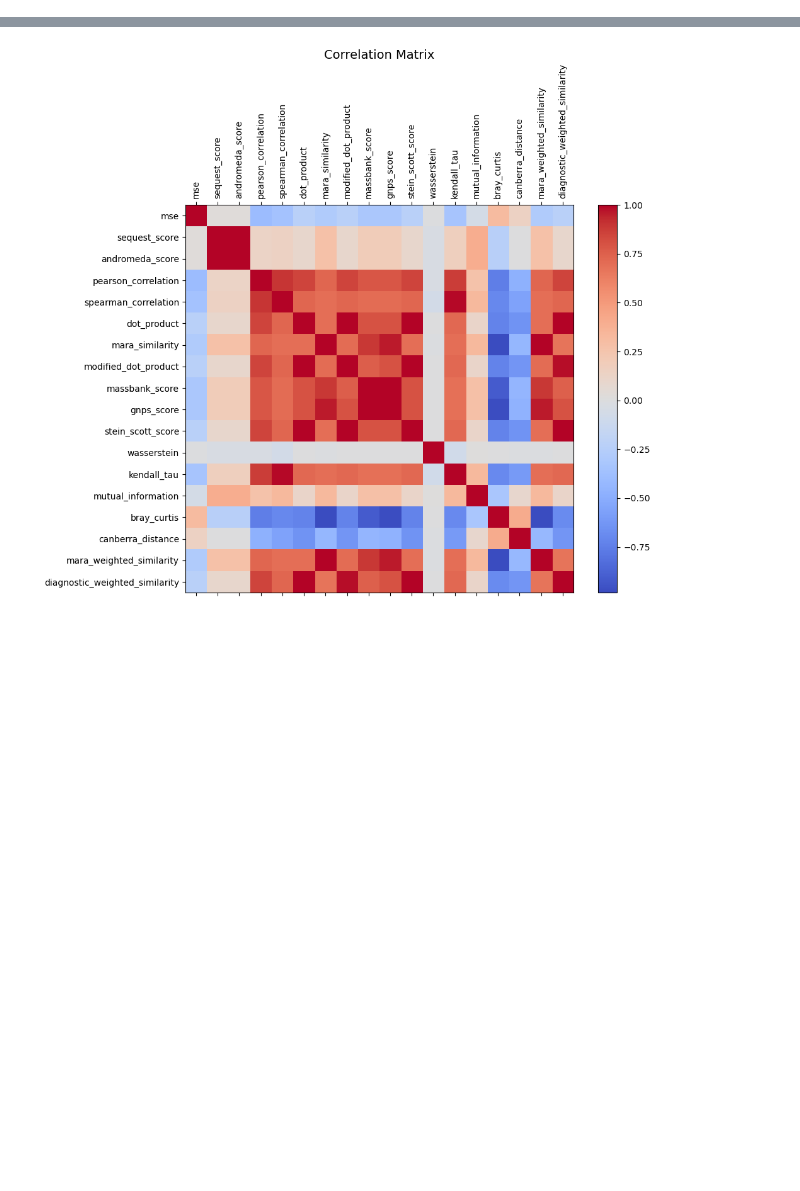
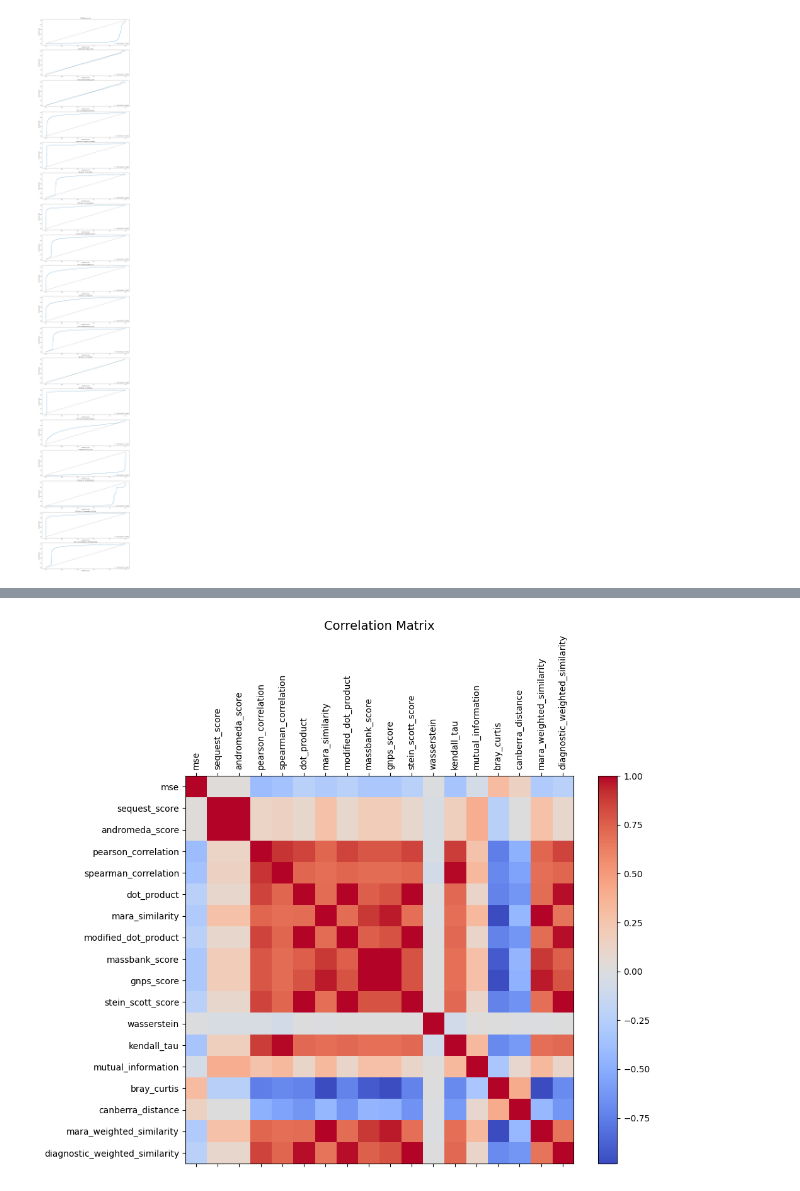
Before and after one commit to jlapin1/spectral_similarity, a Jupyter notebook: notebooks/theoretical_dist.ipynb, the cells around one changed output, grey strips where cells are left out. Drawn from its saved outputs; the diff is of its cells as text; code cells hidden in the pictures; blank space fills up the shorter version.

Commit message:
Add ROC-AUC curves

```diff
--- a/notebooks/theoretical_dist.ipynb
+++ b/notebooks/theoretical_dist.ipynb
@@ -145,0 +146,48 @@ plt.show()
+# %%
+import numpy as np
+import matplotlib.pyplot as plt
+from sklearn.metrics import roc_curve, auc
+
+# Set up the plotting area
+plt.figure(figsize=(15, 5 * len(score_columns)))
+
+for idx, col in enumerate(score_columns, 1):
+    # Extract the score vectors
+    original_scores = score_df[col]
+    randomized_scores = score_df_randomized[col]
+
+    # Create label array: 1 for original (positive), 0 for randomized (negative)
+    y_true = np.concatenate([
+        np.ones(len(original_scores)),
+        np.zeros(len(randomized_scores))
+    ])
+
+    # Combine scores and remove NaNs
+    y_scores = np.concatenate([original_scores, randomized_scores])
+    valid_mask = ~np.isnan(y_scores)
+
+    # Apply mask to both scores and labels
+    y_scores = y_scores[valid_mask]
+    y_true_valid = y_true[valid_mask]
+
+    if len(np.unique(y_true_valid)) < 2:
+        print(f"Skipping {col}: only one class present after NaN removal.")
+        continue
+
+    # Compute ROC curve and AUC
+    fpr, tpr, _ = roc_curve(y_true_valid, y_scores)
+    roc_auc = auc(fpr, tpr)
+
+    # Plot
+    plt.subplot(len(score_columns), 1, idx)
+    plt.plot(fpr, tpr, label=f'ROC curve (AUC = {roc_auc:.4f})')
+    plt.plot([0, 1], [0, 1], 'k--', linewidth=0.8)
+    plt.xlabel('False Positive Rate')
+    plt.ylabel('True Positive Rate')
+    plt.title(f'ROC Curve for {col}')
+    plt.legend(loc='lower right')
+
+plt.tight_layout()
+plt.show()
+# %% [output]
+[figure, added]
```
Also changed, not shown: parts of 5 cells of this notebook.
